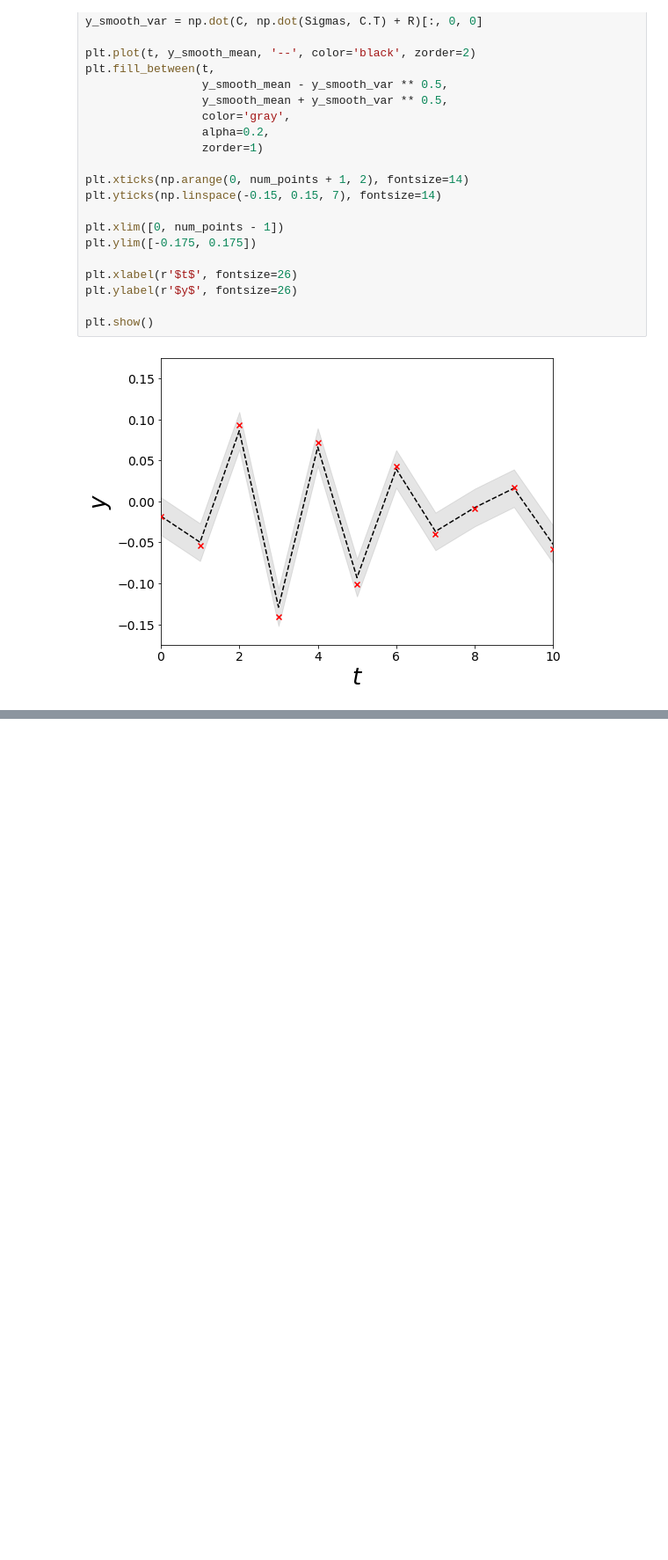
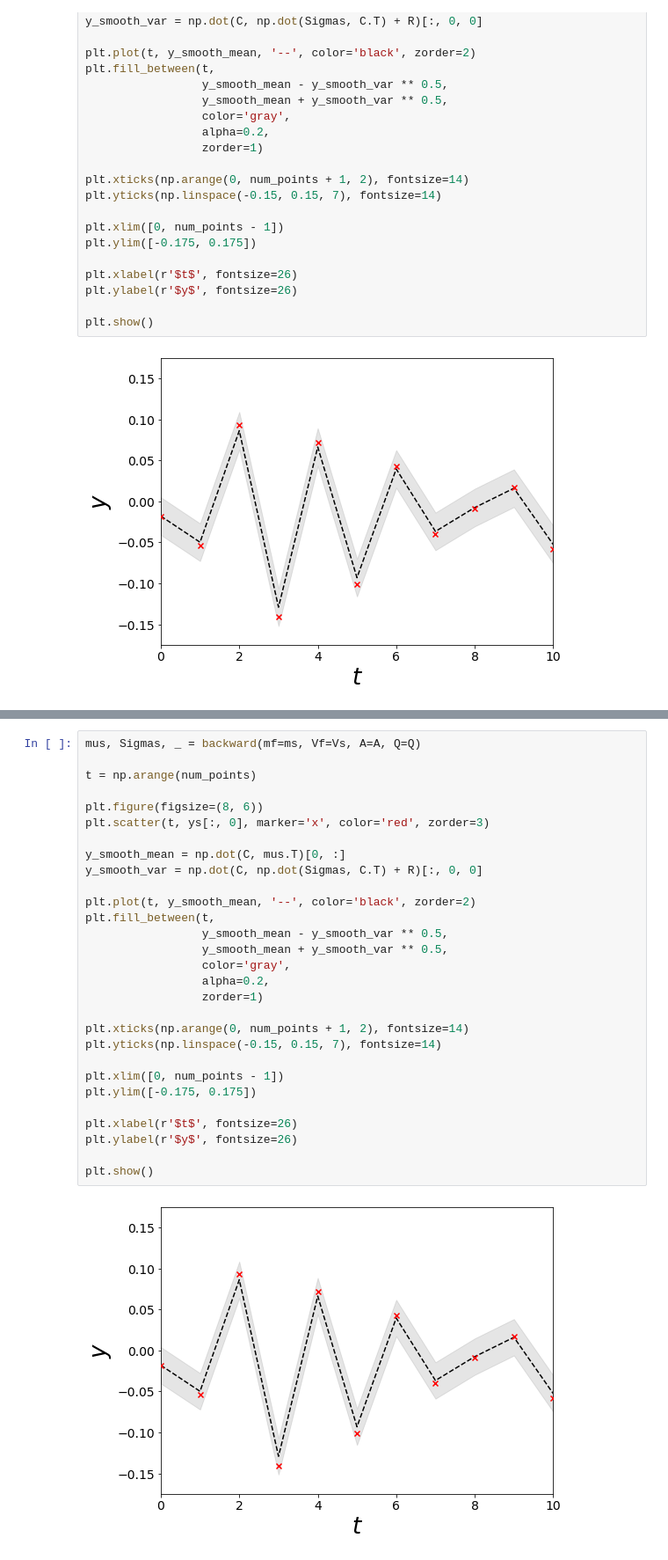
Before and after one commit to stratisMarkou/random-walks, a Jupyter notebook: content/misc/kalman/kalman.ipynb, the cells around one changed output, grey strips where cells are left out. Shown at 88% size. Saved outputs shown, nothing was run; the diff lists cells and outputs as text; blank space fills up the shorter version.

```diff
--- a/content/misc/kalman/kalman.ipynb
+++ b/content/misc/kalman/kalman.ipynb
@@ -232,0 +291,31 @@ plt.show()
+# %%
+mus, Sigmas, _ = backward(mf=ms, Vf=Vs, A=A, Q=Q)
+
+t = np.arange(num_points)
+
+plt.figure(figsize=(8, 6))
+plt.scatter(t, ys[:, 0], marker='x', color='red', zorder=3)
+
+y_smooth_mean = np.dot(C, mus.T)[0, :]
+y_smooth_var = np.dot(C, np.dot(Sigmas, C.T) + R)[:, 0, 0]
+
+plt.plot(t, y_smooth_mean, '--', color='black', zorder=2)
+plt.fill_between(t,
+                 y_smooth_mean - y_smooth_var ** 0.5,
+                 y_smooth_mean + y_smooth_var ** 0.5,
+                 color='gray',
+                 alpha=0.2,
+                 zorder=1)
+
+plt.xticks(np.arange(0, num_points + 1, 2), fontsize=14)
+plt.yticks(np.linspace(-0.15, 0.15, 7), fontsize=14)
+
+plt.xlim([0, num_points - 1])
+plt.ylim([-0.175, 0.175])
+
+plt.xlabel(r'$t$', fontsize=26)
+plt.ylabel(r'$y$', fontsize=26)
+
+plt.show()
+# %% [output]
+[figure, added]
```
Also changed, not shown: parts of 4 cells of this notebook.
